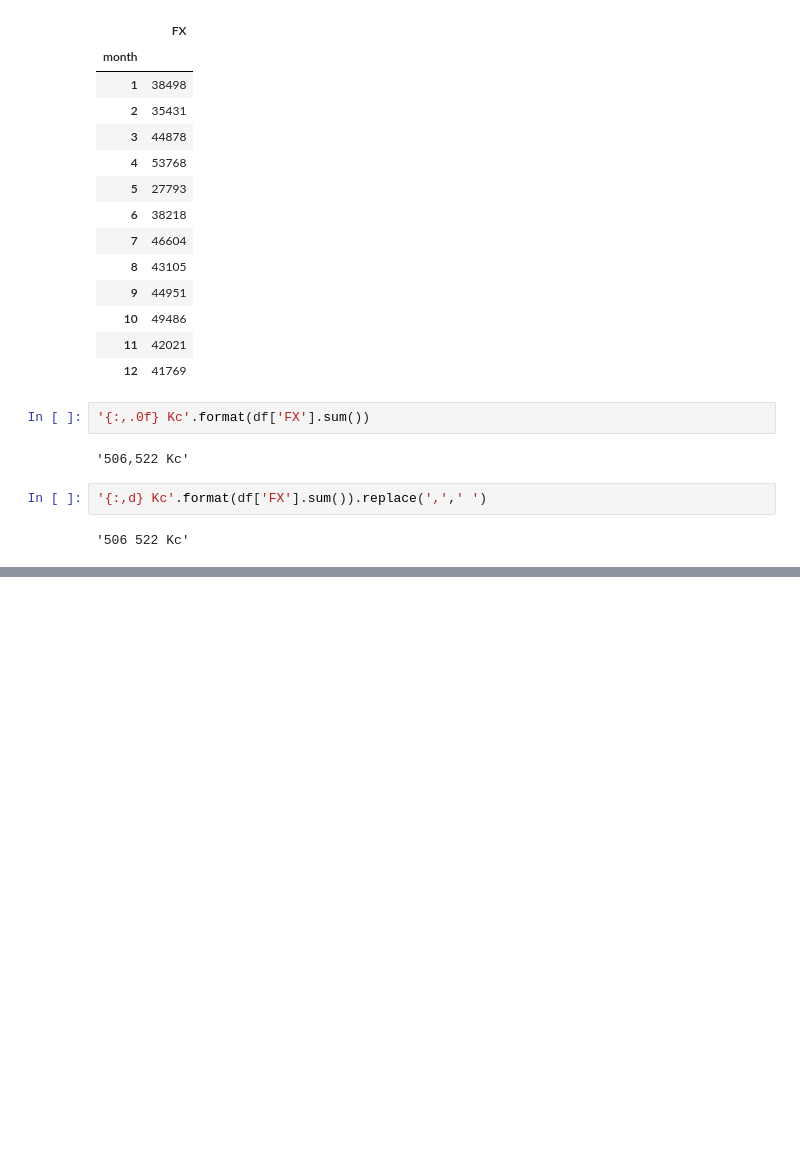
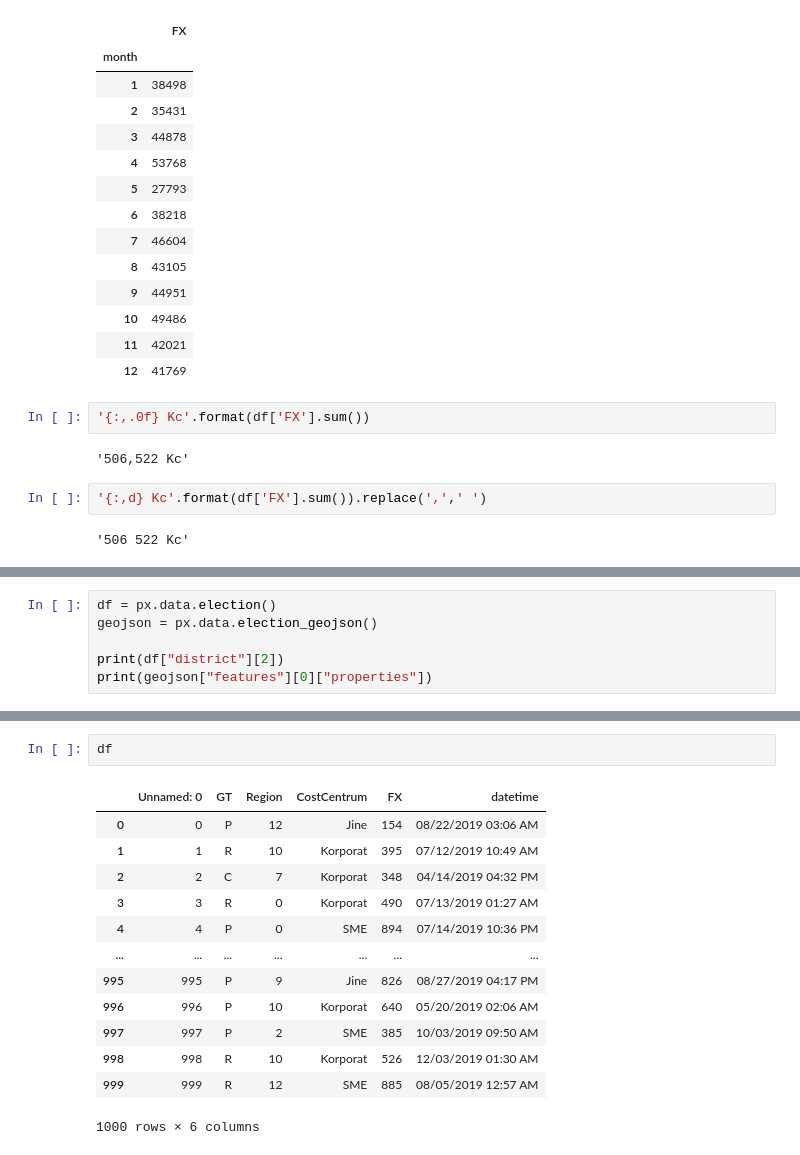
Before and after one commit to GeorgePowhattan/Dash, a Jupyter notebook: Sales/Random table generation.ipynb, the cells around one changed output, grey strips where cells are left out. Drawn from its saved outputs; the diff is of its cells as text; blank space fills up the shorter version.

```diff
--- a/Sales/Random table generation.ipynb
+++ b/Sales/Random table generation.ipynb
@@ -199,0 +299,6 @@ Odpad:
+# %%
+df = px.data.election()
+geojson = px.data.election_geojson()
+
+print(df["district"][2])
+print(geojson["features"][0]["properties"])
@@ -199,0 +346,16 @@ Odpad:
+# %%
+df
+# %% [output]
+|  | Unnamed: 0 | GT | Region | CostCentrum | FX | datetime |
+| 0 | 0 | P | 12 | Jine | 154 | 08/22/2019 03:06 AM |
+| 1 | 1 | R | 10 | Korporat | 395 | 07/12/2019 10:49 AM |
+| 2 | 2 | C | 7 | Korporat | 348 | 04/14/2019 04:32 PM |
+| 3 | 3 | R | 0 | Korporat | 490 | 07/13/2019 01:27 AM |
+| 4 | 4 | P | 0 | SME | 894 | 07/14/2019 10:36 PM |
+| ... | ... | ... | ... | ... | ... | ... |
+| 995 | 995 | P | 9 | Jine | 826 | 08/27/2019 04:17 PM |
+| 996 | 996 | P | 10 | Korporat | 640 | 05/20/2019 02:06 AM |
+| 997 | 997 | P | 2 | SME | 385 | 10/03/2019 09:50 AM |
+| 998 | 998 | R | 10 | Korporat | 526 | 12/03/2019 01:30 AM |
+| 999 | 999 | R | 12 | SME | 885 | 08/05/2019 12:57 AM |
+1000 rows × 6 columns
```
Also changed, not shown: parts of 15 cells of this notebook, 3 other files.
